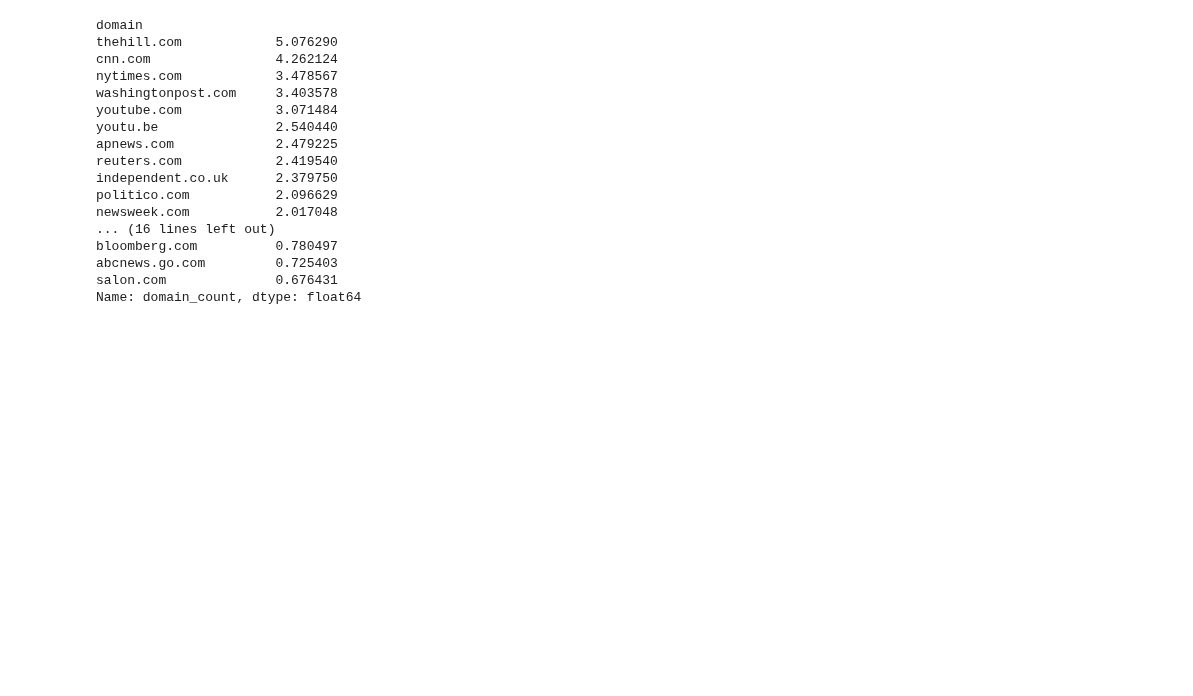
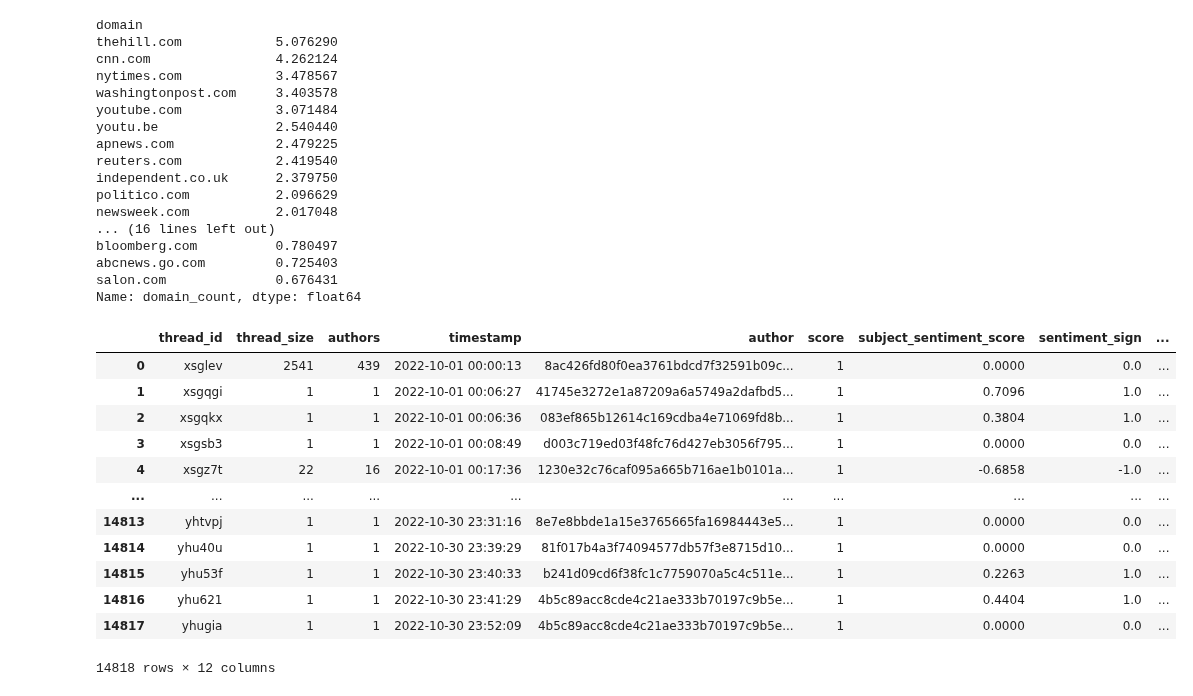
Before and after one commit to caralynch/reddit_analyses, a Jupyter notebook: 36_domain_data.ipynb, the cells around one changed output. Drawn from its saved outputs; the diff is of its cells as text; code cells hidden in the pictures; blank space fills up the shorter version.

```diff
--- a/36_domain_data.ipynb
+++ b/36_domain_data.ipynb
@@ -164,3 +141,21 @@ bloomberg.com          0.780497
 abcnews.go.com         0.725403
 salon.com              0.676431
 Name: domain_count, dtype: float64
+# %%
+threaddfs = pickle.load(open('regression_thread_data_april_2024.p', 'rb'))
+# %%
+threaddfs['crypto']
+# %% [output]
+|  | thread_id | thread_size | authors | timestamp | author | score | subject_sentiment_score | sentiment_sign | ... |
+| 0 | xsglev | 2541 | 439 | 2022-10-01 00:00:13 | 8ac426fd80f0ea3761bdcd7f32591b09c... | 1 | 0.0000 | 0.0 | ... |
+| 1 | xsgqgi | 1 | 1 | 2022-10-01 00:06:27 | 41745e3272e1a87209a6a5749a2dafbd5... | 1 | 0.7096 | 1.0 | ... |
+| 2 | xsgqkx | 1 | 1 | 2022-10-01 00:06:36 | 083ef865b12614c169cdba4e71069fd8b... | 1 | 0.3804 | 1.0 | ... |
+| 3 | xsgsb3 | 1 | 1 | 2022-10-01 00:08:49 | d003c719ed03f48fc76d427eb3056f795... | 1 | 0.0000 | 0.0 | ... |
+| 4 | xsgz7t | 22 | 16 | 2022-10-01 00:17:36 | 1230e32c76caf095a665b716ae1b0101a... | 1 | -0.6858 | -1.0 | ... |
+| ... | ... | ... | ... | ... | ... | ... | ... | ... | ... |
+| 14813 | yhtvpj | 1 | 1 | 2022-10-30 23:31:16 | 8e7e8bbde1a15e3765665fa16984443e5... | 1 | 0.0000 | 0.0 | ... |
+| 14814 | yhu40u | 1 | 1 | 2022-10-30 23:39:29 | 81f017b4a3f74094577db57f3e8715d10... | 1 | 0.0000 | 0.0 | ... |
+| 14815 | yhu53f | 1 | 1 | 2022-10-30 23:40:33 | b241d09cd6f38fc1c7759070a5c4c511e... | 1 | 0.2263 | 1.0 | ... |
+| 14816 | yhu621 | 1 | 1 | 2022-10-30 23:41:29 | 4b5c89acc8cde4c21ae333b70197c9b5e... | 1 | 0.4404 | 1.0 | ... |
+| 14817 | yhugia | 1 | 1 | 2022-10-30 23:52:09 | 4b5c89acc8cde4c21ae333b70197c9b5e... | 1 | 0.0000 | 0.0 | ... |
+14818 rows × 12 columns
```
Also changed, not shown: parts of 9 cells of this notebook, 2 other files.
